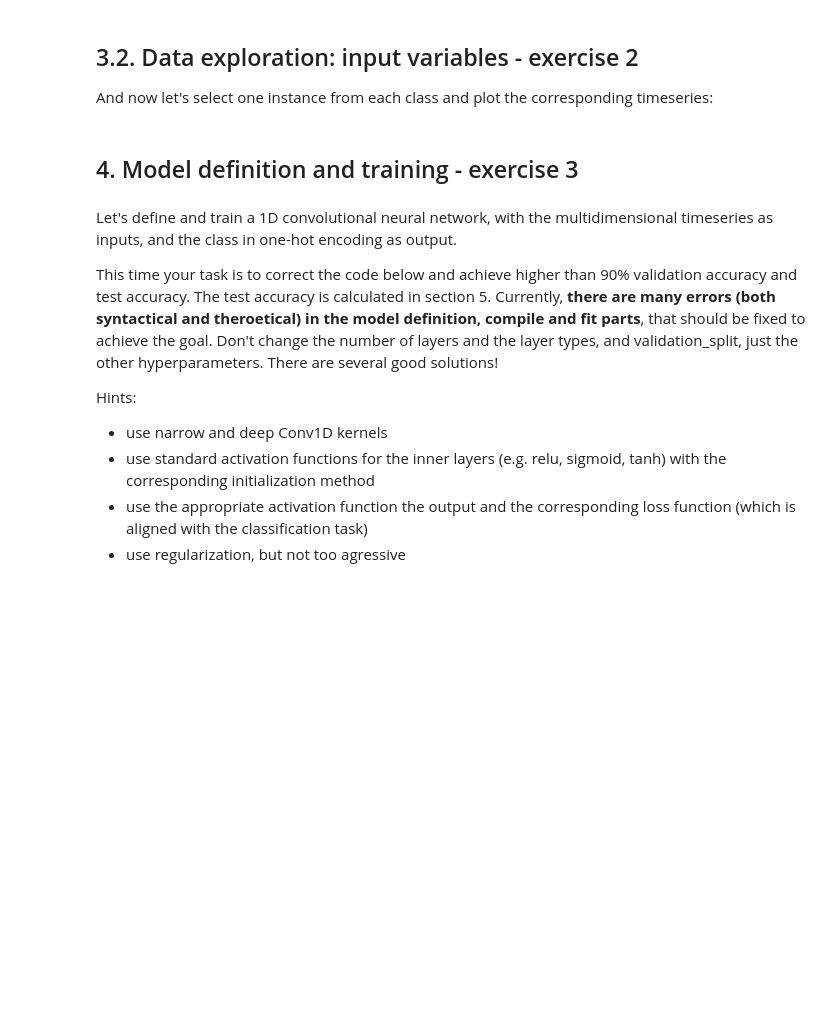
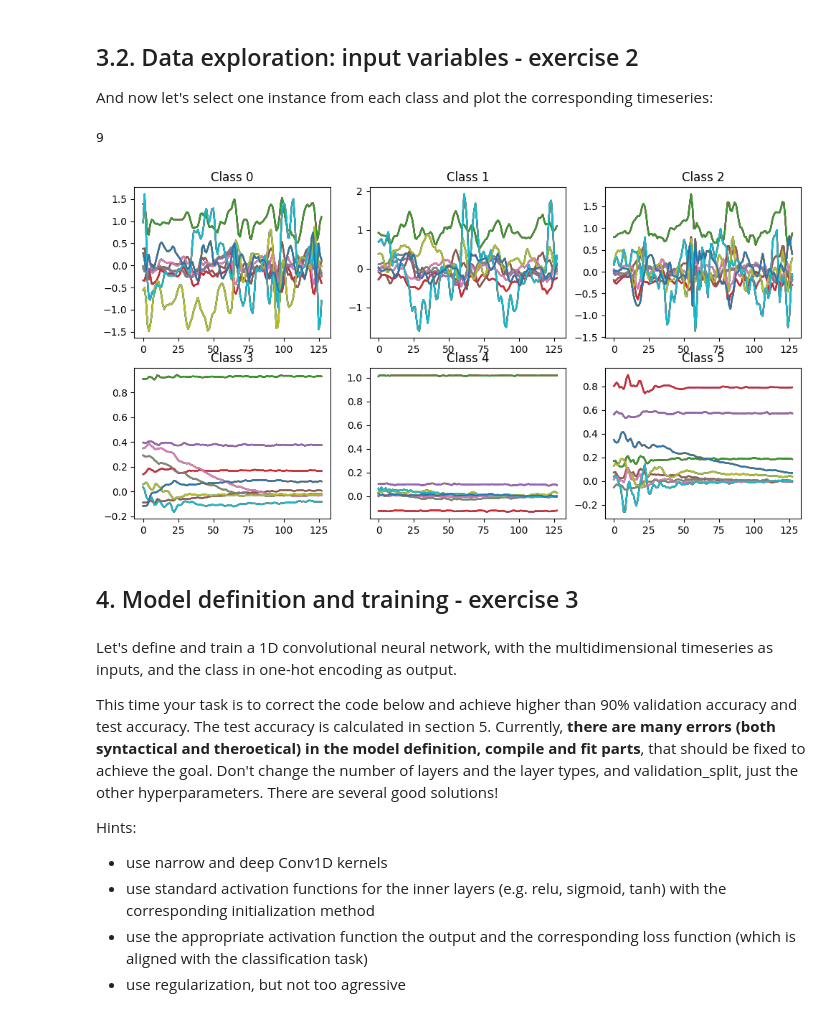
Before and after one commit to Amana28/Deep-Learning, a Jupyter notebook: Amana_8_1D_CNN_activity_recognition_assessment.ipynb, the cells around one changed output. Drawn from its saved outputs; the diff is of its cells as text; code cells hidden in the pictures; blank space fills up the shorter version.

```diff
--- a/Amana_8_1D_CNN_activity_recognition_assessment.ipynb
+++ b/Amana_8_1D_CNN_activity_recognition_assessment.ipynb
@@ -108,16 +124,22 @@ sns.histplot(np.argmax(Y_train,axis=1))
 # %% [markdown]
 ## 3.2. Data exploration: input variables - exercise 2
 And now let's select one instance from each class and plot the corresponding timeseries:
+# %%
+X_train.shape[2]
+# %% [output]
+9
 # %%
 fig, axs = plt.subplots(nrows=2, ncols=3, figsize=(12, 6))
 
 for i in range(2): # row
   for k in range(3): # column
     for l in range(X_train.shape[2]): # dimensons to be displayed
-      class_no=i*2+k
-      axs[i,k].plot(<TODO: select the input sequence of one instance from class #class_no>)
+      class_no=i*3+k # modified i*2+k to i*3+k
+      axs[i,k].plot(X_train[np.where(Y_train[:, class_no] == 1)[0][0]])
       axs[i,k].title.set_text("Class "+str(class_no))
-plt.legend()
+plt.show()
+# %% [output]
+[figure, added]
 # %% [markdown]
 ## 4. Model definition and training - exercise 3
 # %% [markdown]
```
Also changed, not shown: parts of 15 cells of this notebook.
